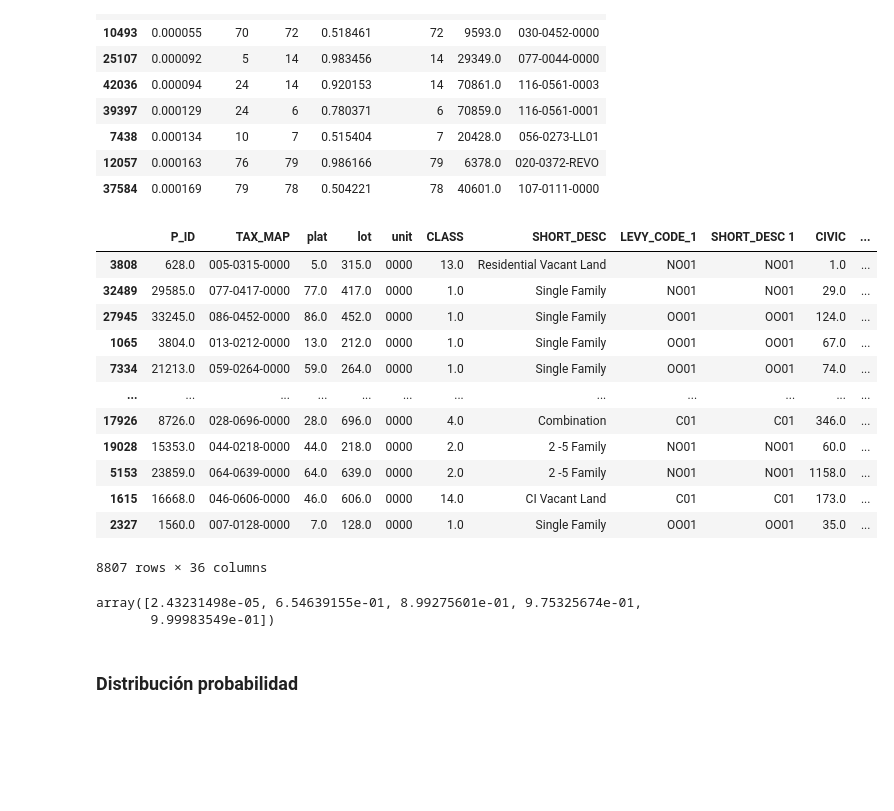
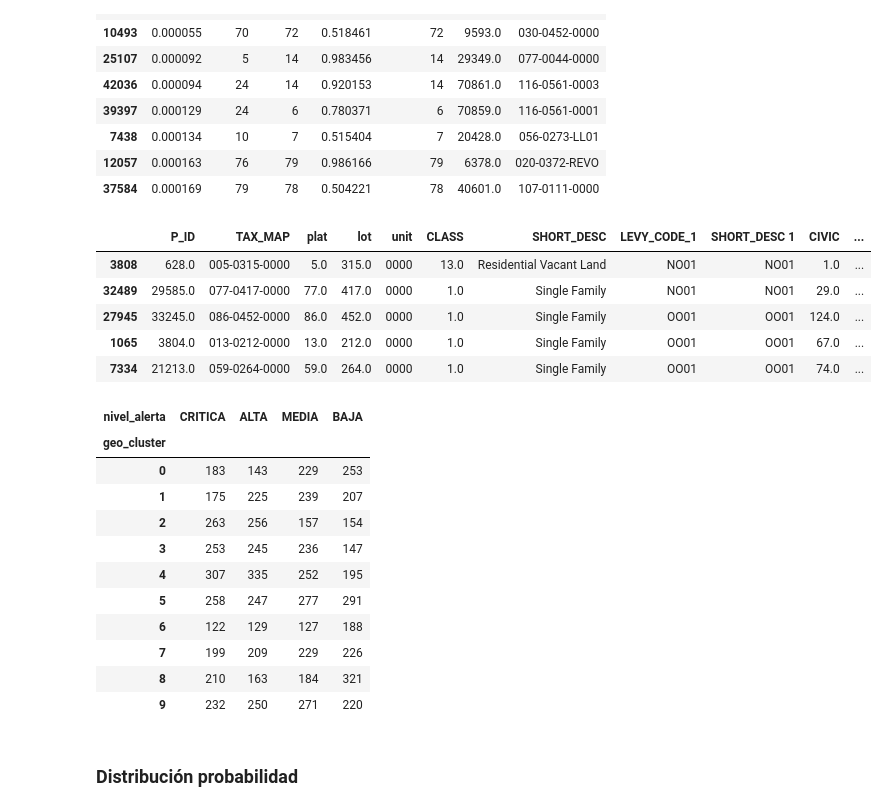
Before and after one commit to juanorion1/Prueba_Tributi, a Jupyter notebook: notebooks/data_prep_best_model.ipynb, the cells around one changed output. Cells and saved outputs as stored; diff of their text form; code cells hidden in the pictures; blank space fills up the shorter version.

```diff
--- a/notebooks/data_prep_best_model.ipynb
+++ b/notebooks/data_prep_best_model.ipynb
@@ -114,14 +126,15 @@ Dado el EDA, se muestran las razones por las cuales se descartaron las siguiente
 # %%
 target = "CLASS"
 
-num_features_final = ["TOTAL_ASSMT", "TOTAL_TAXES", "TOTAL_EXEMPT", "lat", "lon", "CIVIC 1"]
+num_features_final = ["TOTAL_ASSMT", "TOTAL_EXEMPT", "TOTAL_TAXES", "lat", "lon", "CIVIC 1"]
 cat_features_final = ["LEVY_CODE_1", "geo_cluster", ]
 zip_feature = ["ZIP_POSTAL"]
 
 features_final = num_features_final + cat_features_final + zip_feature
 # %%
-DATA_PATH = "../data/2024_Property_Tax_Roll.csv"
-df_ = pd.read_csv(DATA_PATH)
+data_path = "../data/"
+file_name = "2024_Property_Tax_Roll.csv"
+df_ = pd.read_csv(data_path + file_name)
 
 coords = df_["Property_Location"].str.extract(r"POINT\s*\(\s*([-\d\.]+)\s+([-\d\.]+)\s*\)")
 df_.loc[:,"lon"] = pd.to_numeric(coords[0], errors="coerce")
@@ -132,3 +145,4 @@ kmeans = KMeans(n_clusters=10, random_state=random_state)
 df_.loc[valid.index, "geo_cluster"] = kmeans.fit_predict(valid)
 
 df_["geo_cluster"] = df_["geo_cluster"].astype("Int64").astype(str)
+df_
@@ -378,9 +406,9 @@ if not is_model:
         })
 
     result_cv = pd.DataFrame(results).sort_values("f1_macro_mean", ascending=False).reset_index(drop=True)
-    result_cv
+    result_cv.to_csv(data_path+"result_cv.csv",index=False)
 else:
-    pass
+    result_cv = pd.read_csv(data_path+"result_cv.csv")
 # %% [markdown]
 ## Entrenamiento mejor modelo.
 - Se escoge XGBoost
@@ -387,6 +425,6 @@ else:
 # %%
 if not is_model:
-    best_name = "XGBoost" #result_cv["model"].values[0]
+    best_name = result_cv["model"].values[0]
     best_pipe = pipelines[best_name]
 
     best_pipe.fit(X_train, y_train_enc)
@@ -476,32 +517,36 @@ df_top10
 # %%
 ind_test = X_test.index
 df_final = df_model.loc[ind_test]
 df_final.loc[:,"p_true"] = p_true
 df_final.loc[:,"pred_class"] = le.inverse_transform(y_proba.argmax(axis=1))
 
 ## Nivel alerta
 grupo_alerta, corte = pd.qcut(p_true, q=4, labels=["CRITICA", "ALTA", "MEDIA", "BAJA" ], retbins=True, duplicates="drop")
 df_final.loc[:,"nivel_alerta"] = grupo_alerta
 
-df_final
+df_final.head()
 # %% [output]
 |  | P_ID | TAX_MAP | plat | lot | unit | CLASS | SHORT_DESC | LEVY_CODE_1 | SHORT_DESC 1 | CIVIC | ... |
 | 3808 | 628.0 | 005-0315-0000 | 5.0 | 315.0 | 0000 | 13.0 | Residential Vacant Land | NO01 | NO01 | 1.0 | ... |
 | 32489 | 29585.0 | 077-0417-0000 | 77.0 | 417.0 | 0000 | 1.0 | Single Family | NO01 | NO01 | 29.0 | ... |
 | 27945 | 33245.0 | 086-0452-0000 | 86.0 | 452.0 | 0000 | 1.0 | Single Family | OO01 | OO01 | 124.0 | ... |
 | 1065 | 3804.0 | 013-0212-0000 | 13.0 | 212.0 | 0000 | 1.0 | Single Family | OO01 | OO01 | 67.0 | ... |
 | 7334 | 21213.0 | 059-0264-0000 | 59.0 | 264.0 | 0000 | 1.0 | Single Family | OO01 | OO01 | 74.0 | ... |
-| ... | ... | ... | ... | ... | ... | ... | ... | ... | ... | ... | ... |
-| 17926 | 8726.0 | 028-0696-0000 | 28.0 | 696.0 | 0000 | 4.0 | Combination | C01 | C01 | 346.0 | ... |
-| 19028 | 15353.0 | 044-0218-0000 | 44.0 | 218.0 | 0000 | 2.0 | 2 -5 Family | NO01 | NO01 | 60.0 | ... |
-| 5153 | 23859.0 | 064-0639-0000 | 64.0 | 639.0 | 0000 | 2.0 | 2 -5 Family | NO01 | NO01 | 1158.0 | ... |
-| 1615 | 16668.0 | 046-0606-0000 | 46.0 | 606.0 | 0000 | 14.0 | CI Vacant Land | C01 | C01 | 173.0 | ... |
-| 2327 | 1560.0 | 007-0128-0000 | 7.0 | 128.0 | 0000 | 1.0 | Single Family | OO01 | OO01 | 35.0 | ... |
-8807 rows × 36 columns
 # %%
+pd.crosstab(df_final["geo_cluster"], df_final["nivel_alerta"])
 # %% [output]
-array([2.43231498e-05, 6.54639155e-01, 8.99275601e-01, 9.75325674e-01,
-       9.99983549e-01])
+| nivel_alerta | CRITICA | ALTA | MEDIA | BAJA |
+| geo_cluster |  |  |  |  |
+| 0 | 183 | 143 | 229 | 253 |
+| 1 | 175 | 225 | 239 | 207 |
+| 2 | 263 | 256 | 157 | 154 |
+| 3 | 253 | 245 | 236 | 147 |
+| 4 | 307 | 335 | 252 | 195 |
+| 5 | 258 | 247 | 277 | 291 |
+| 6 | 122 | 129 | 127 | 188 |
+| 7 | 199 | 209 | 229 | 226 |
+| 8 | 210 | 163 | 184 | 321 |
+| 9 | 232 | 250 | 271 | 220 |
 # %% [markdown]
 ### Distribución probabilidad
 # %%
```
Also changed, not shown: parts of 7 cells of this notebook, 1 other file.
